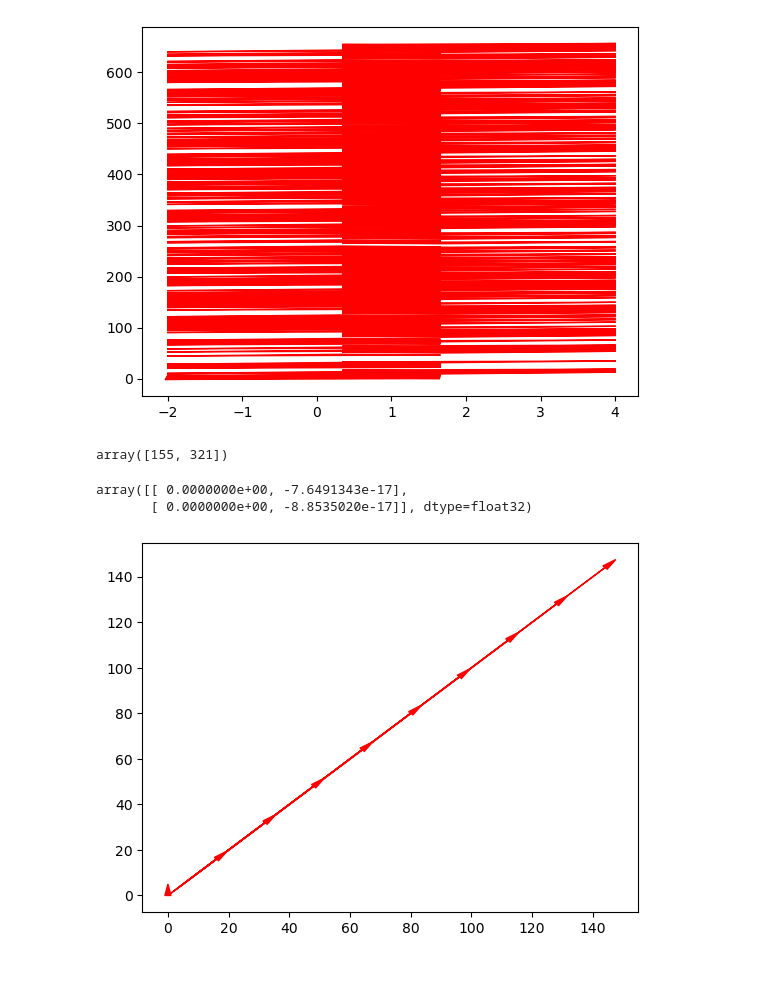
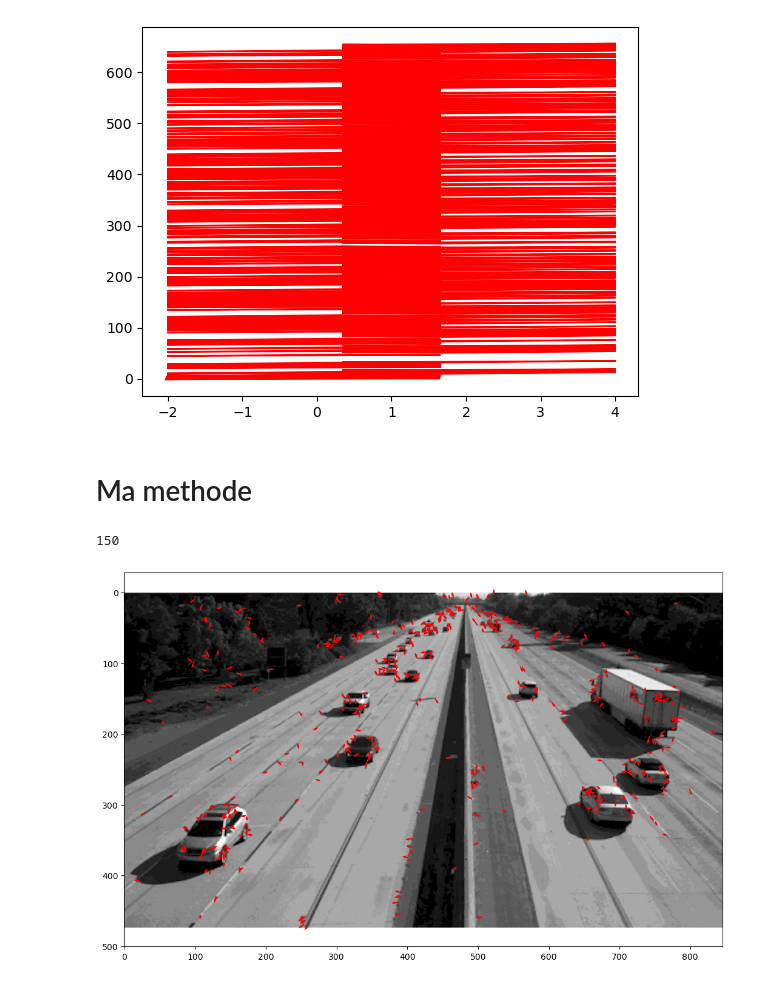
Before and after one commit to Souniz/TPSD_S6, a Jupyter notebook: TAI/PJean/FlowOptique.ipynb, the cells around one changed output. Cells and saved outputs as stored; diff of their text form; code cells hidden in the pictures.

```diff
--- a/TAI/PJean/FlowOptique.ipynb
+++ b/TAI/PJean/FlowOptique.ipynb
@@ -22,5 +22,5 @@ plt.imshow(img1,cmap='gray')
 # %%
-img2=cv.imread('frame21.png')
+img2=cv.imread('frame2.png')
 img2 = cv.cvtColor(img2,cv.COLOR_BGR2GRAY)
 plt.imshow(img2,cmap='gray')
 # %% [output]
@@ -62,19 +74,42 @@ for i in range(S[0]):
                 plt.arrow(j,i,15*v[i,j],15*u[i,j], head_width = 2, head_length = 4, color = "r")
 # %% [output]
 [figure]
-# %%
-corner1[0]
-# %% [output]
-array([155, 321])
-# %%
-flow[0]
-# %% [output]
-array([[ 0.0000000e+00, -7.6491343e-17],
-       [ 0.0000000e+00, -8.8535020e-17]], dtype=float32)
-# %%
-x=[i for i in range(10)]
-y=[i for i in range(10)]
-for i in range(10):
-     plt.arrow(x[i],x[i],15*x[i],15*x[i], head_width = 2, head_length = 5, color = "r")
-# %% [output]
-[figure, removed]
+# %% [markdown]
+# Ma methode
+# %%
+gradienx=cv.Sobel(img1,cv.CV_64F,1,0,ksize=5)
+gradieny=cv.Sobel(img1,cv.CV_64F,0,1,ksize=5)
+img1[400,800]
+# %% [output]
+150
+# %%
+gradienx=cv.Sobel(img1,cv.CV_64F,1,0,ksize=5)
+gradieny=cv.Sobel(img1,cv.CV_64F,0,1,ksize=5)
+A=[]
+b=[]
+v={}
+for i in corner1:
+    A.append([gradienx[i[1],i[0]+1],gradieny[i[1],i[0]+1]])
+    b.append((img1-img2)[i[1],i[0]+1])
+    A.append([gradienx[i[1],i[0]-1],gradieny[i[1],i[0]-1]])
+    b.append((img1-img2)[i[1],i[0]-1])
+    A.append([gradienx[i[1]+1,i[0]],gradieny[i[1]+1,i[0]]])
+    b.append((img1-img2)[i[1]+1,i[0]])
+    A.append([gradienx[i[1]-1,i[0]],gradieny[i[1]-1,i[0]]])
+    b.append((img1-img2)[i[1]-1,i[0]])
+    A=np.array(A)
+    b=np.array(b)
+    v[tuple(i)]=np.linalg.inv(A.T@A)@A.T@b
+    b=[]
+    A=[]
+# %%
+plt.figure(figsize=(16,8))
+img1=cv.imread('frame1.png')
+img1 = cv.cvtColor(img1,cv.COLOR_BGR2GRAY)
+plt.imshow(img1,cmap='gray')
+for i in v.keys():
+     if abs(v[i][0])>0.05 or abs(v[i][1])>0.05:
+        plt.arrow(i[0],i[1],20*v[i][1],20*v[i][0], head_width = 2, head_length = 4, color = "r")
+plt.show()
+# %% [output]
+[figure, added]
```
Also changed, not shown: parts of 5 cells of this notebook, 4 other files.
